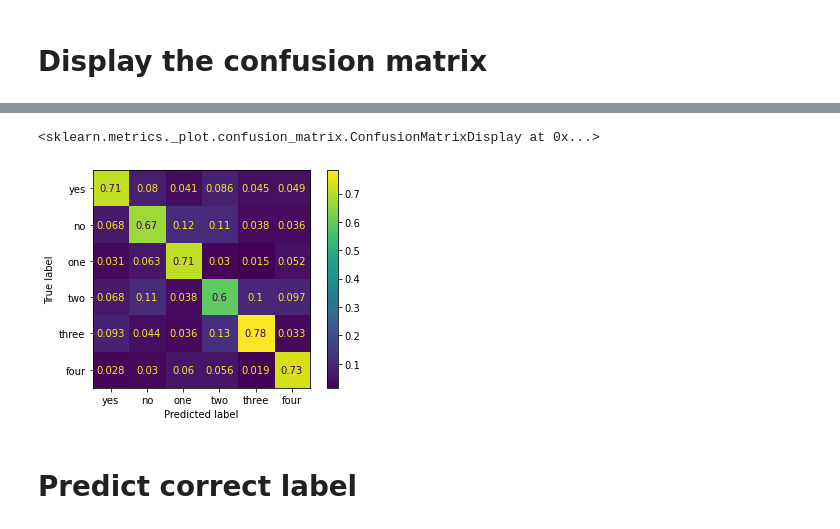
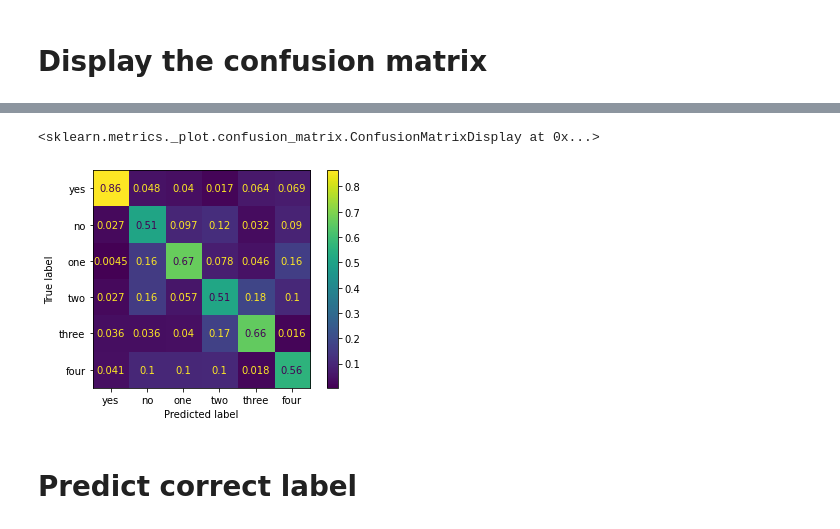
Before and after one commit to kevin-tournie/projectBigData, a Jupyter notebook: Models/src/lstm/LSTM_Train.ipynb, the cells around one changed output, grey strips where cells are left out. Saved outputs shown, nothing was run; the diff lists cells and outputs as text; code cells hidden in the pictures.

```diff
--- a/Models/src/lstm/LSTM_Train.ipynb
+++ b/Models/src/lstm/LSTM_Train.ipynb
@@ -393,13 +343,13 @@ import tensorflow as tf
 classes = ["yes", "no", "one", "two", "three", "four"]
 
 
-X_train, X_test, y_train, y_test, max_length, num_classes, classes = create_train_test("../assets/MFCCs/16k_train_20mels_5mfcc.pkl",20,5,classes)
+X_train, X_test, y_train, y_test, max_length, num_classes, classes = create_train_test("../assets/MFCCs/8k_train_10mels_4mfcc.pkl",10,4,classes)
 
 epoch = 100
-batch_size = 64
+batch_size = 32
 validation_split = 0.1
 callback = tf.keras.callbacks.EarlyStopping(monitor='val_accuracy', patience=7, restore_best_weights=True,verbose=1)
 
-model = create_model(learning_rate=6.5*1e-4,dropout=0.15,recurrent_dropout=0.15,max_length=max_length,num_classes=num_classes,n_mfcc=5)
+model = create_model(learning_rate=8*1e-4,dropout=0.18,recurrent_dropout=0.18,max_length=max_length,num_classes=num_classes,n_mfcc=4)
 model.summary()
 # %% [output]
@@ -452,12 +413,12 @@ model.evaluate(X_test, y_test)
 from sklearn.metrics import confusion_matrix, ConfusionMatrixDisplay
 from keras.models import load_model
 
-model = load_model("lstm_20_5_16k_augmented")
+model = load_model("lstm_20_5_8k_opti.h5")
 #Predict
 y_prediction = model.predict(X_test)
 y_prediction = np.argmax(y_prediction,axis=1)
 # y_test = np.argmax(y_test,axis=1)
 # Create confusion matrix and normalizes it over predicted (columns)
-result = confusion_matrix(y_test, y_prediction, normalize='pred')
+result = confusion_matrix(np.argmax(y_test,axis=1), y_prediction, normalize='pred')
 ConfusionMatrixDisplay(result, display_labels=classes).plot()
 # %% [output]
@@ -465,4 +426,4 @@ ConfusionMatrixDisplay(result, display_labels=classes).plot()
 <sklearn.metrics._plot.confusion_matrix.ConfusionMatrixDisplay at 0x...>
-[figure, old version]
+[figure, new version]
 # %% [markdown]
 # Predict correct label
```
Also changed, not shown: parts of 59 cells of this notebook, 32 other files.
